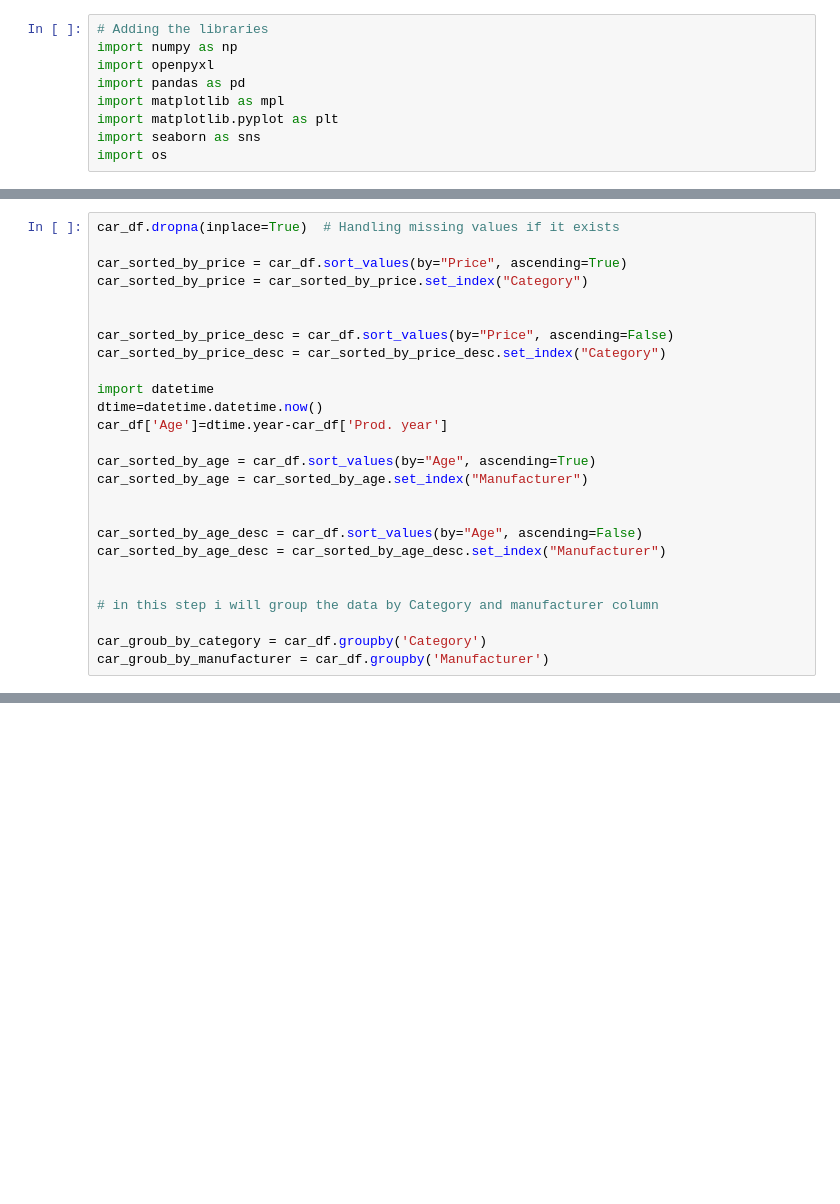
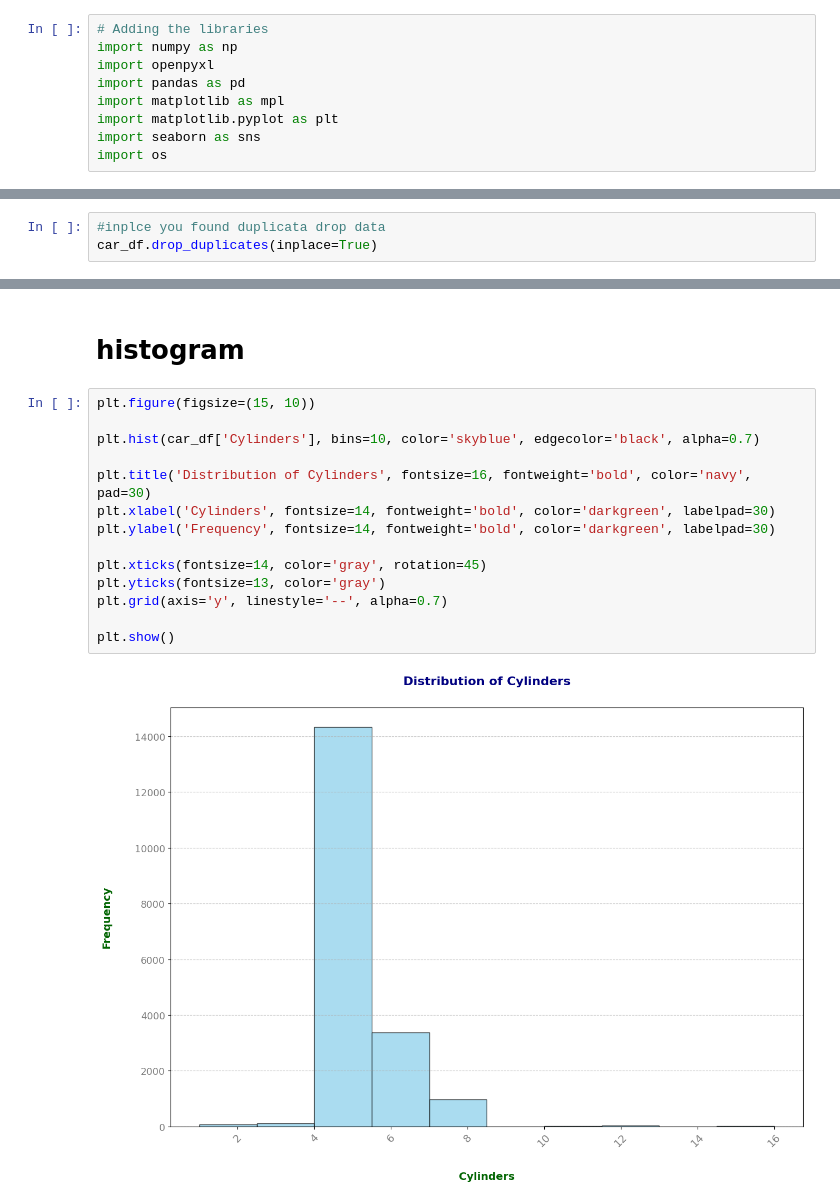
Before and after one commit to MounirReda/DV-Car-Price-Prediction-, a Jupyter notebook: dv-car-price-prediction.ipynb, the cells around one changed output, grey strips where cells are left out. Cells and saved outputs as stored; diff of their text form; blank space fills up the shorter version.

Commit message:
histogram distribution

```diff
--- a/dv-car-price-prediction.ipynb
+++ b/dv-car-price-prediction.ipynb
@@ -54,26 +48,0 @@ car_df.head()
-# %%
-car_df.dropna(inplace=True)  # Handling missing values if it exists
-
-car_sorted_by_price = car_df.sort_values(by="Price", ascending=True)
-car_sorted_by_price = car_sorted_by_price.set_index("Category")
-
-
-car_sorted_by_price_desc = car_df.sort_values(by="Price", ascending=False)
-car_sorted_by_price_desc = car_sorted_by_price_desc.set_index("Category")
-
-import datetime
-dtime=datetime.datetime.now()
-car_df['Age']=dtime.year-car_df['Prod. year']
-
-car_sorted_by_age = car_df.sort_values(by="Age", ascending=True)
-car_sorted_by_age = car_sorted_by_age.set_index("Manufacturer")
-
-
-car_sorted_by_age_desc = car_df.sort_values(by="Age", ascending=False)
-car_sorted_by_age_desc = car_sorted_by_age_desc.set_index("Manufacturer")
-
-
-# in this step i will group the data by Category and manufacturer column
-
-car_groub_by_category = car_df.groupby('Category')
-car_groub_by_manufacturer = car_df.groupby('Manufacturer')
@@ -228,0 +76,3 @@ plt.show()
+# %%
+#inplce you found duplicata drop data
+car_df.drop_duplicates(inplace=True)
@@ -228,0 +140,18 @@ plt.show()
+# %% [markdown]
+ # histogram
+# %%
+plt.figure(figsize=(15, 10))
+
+plt.hist(car_df['Cylinders'], bins=10, color='skyblue', edgecolor='black', alpha=0.7)
+
+plt.title('Distribution of Cylinders', fontsize=16, fontweight='bold', color='navy', pad=30)
+plt.xlabel('Cylinders', fontsize=14, fontweight='bold', color='darkgreen', labelpad=30)
+plt.ylabel('Frequency', fontsize=14, fontweight='bold', color='darkgreen', labelpad=30)
+
+plt.xticks(fontsize=14, color='gray', rotation=45)
+plt.yticks(fontsize=13, color='gray')
+plt.grid(axis='y', linestyle='--', alpha=0.7)
+
+plt.show()
+# %% [output]
+[figure, added]
```
Also changed, not shown: parts of 34 cells of this notebook.
